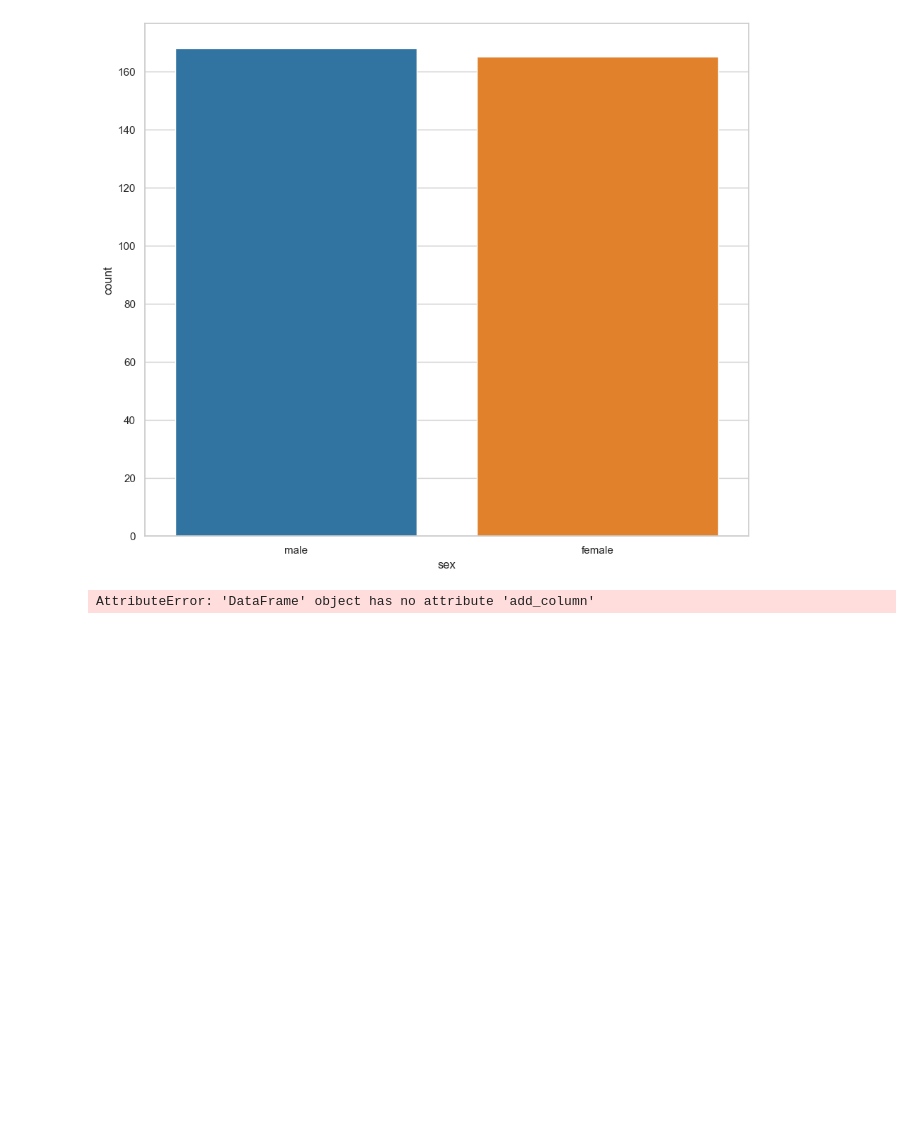
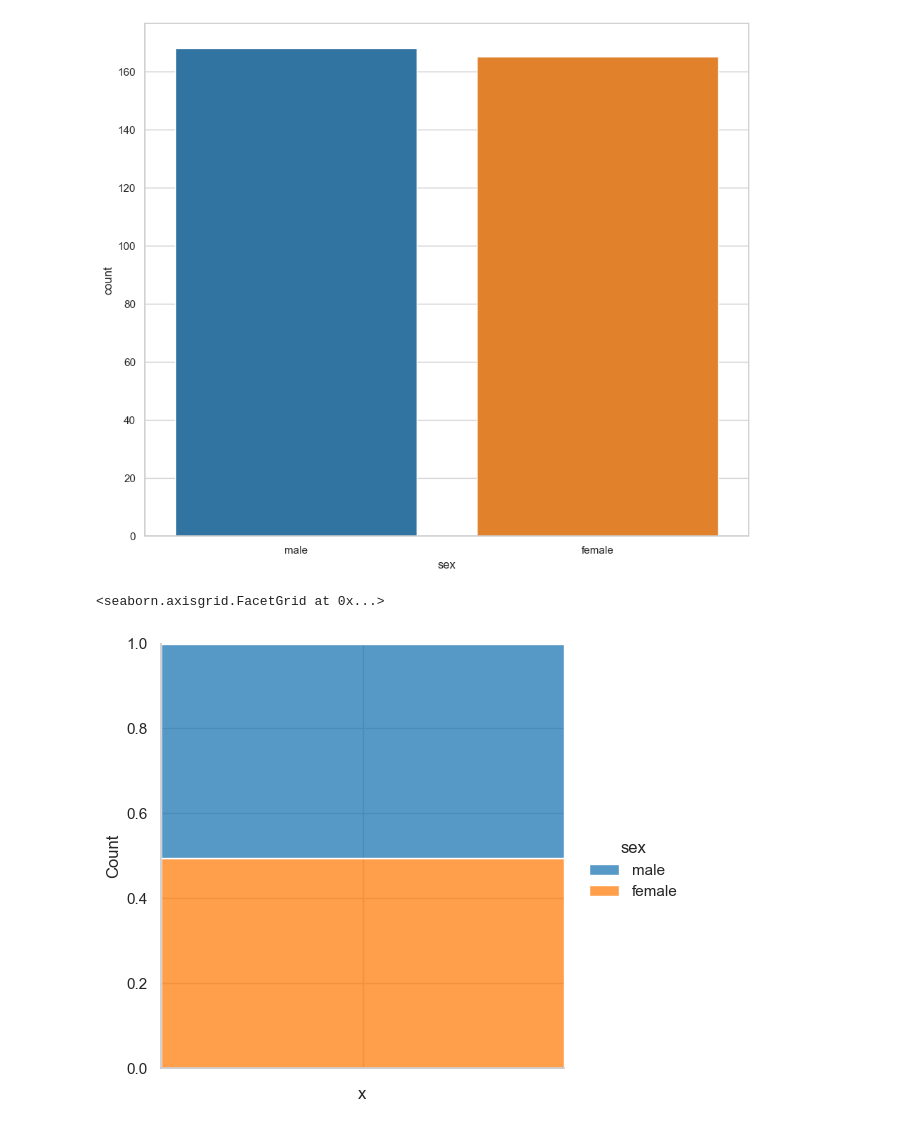
Before and after one commit to Luiss0606/Platzi-Curso, a Jupyter notebook: 9. Analisis Exploratorio de Datos/analisis_por_sexo.ipynb, the cells around one changed output. Saved outputs shown, nothing was run; the diff lists cells and outputs as text; code cells hidden in the pictures; blank space fills up the shorter version.

```diff
--- a/9. Analisis Exploratorio de Datos/analisis_por_sexo.ipynb
+++ b/9. Analisis Exploratorio de Datos/analisis_por_sexo.ipynb
@@ -19,7 +19,7 @@ penguin_color = {
 preprocess_penguins_df = pd.read_csv('https://raw.githubusercontent.com/allisonhorst/palmerpenguins/master/inst/extdata/penguins.csv')
 # %%
 process_penguins_df = (
-  preprocess_penguins_df.
+  preprocess_penguins_df
   .dropna()
 )
 
@@ -83,18 +83,19 @@ sns.countplot(data=process_penguins_df, x = 'sex')
 [figure]
 # %%
 (
-    process_penguins_df.
+    process_penguins_df
     .add_column('x', '')
     .pipe(
       lambda df:(
         sns.displot(
           data=df,
           x='x',
           hue='sex',
           multiple='fill'
         )
       )
     )
 )
 # %% [output]
-AttributeError: 'DataFrame' object has no attribute 'add_column'
+<seaborn.axisgrid.FacetGrid at 0x...>
+[figure, added]
```
Also changed, not shown: 7 other files.
